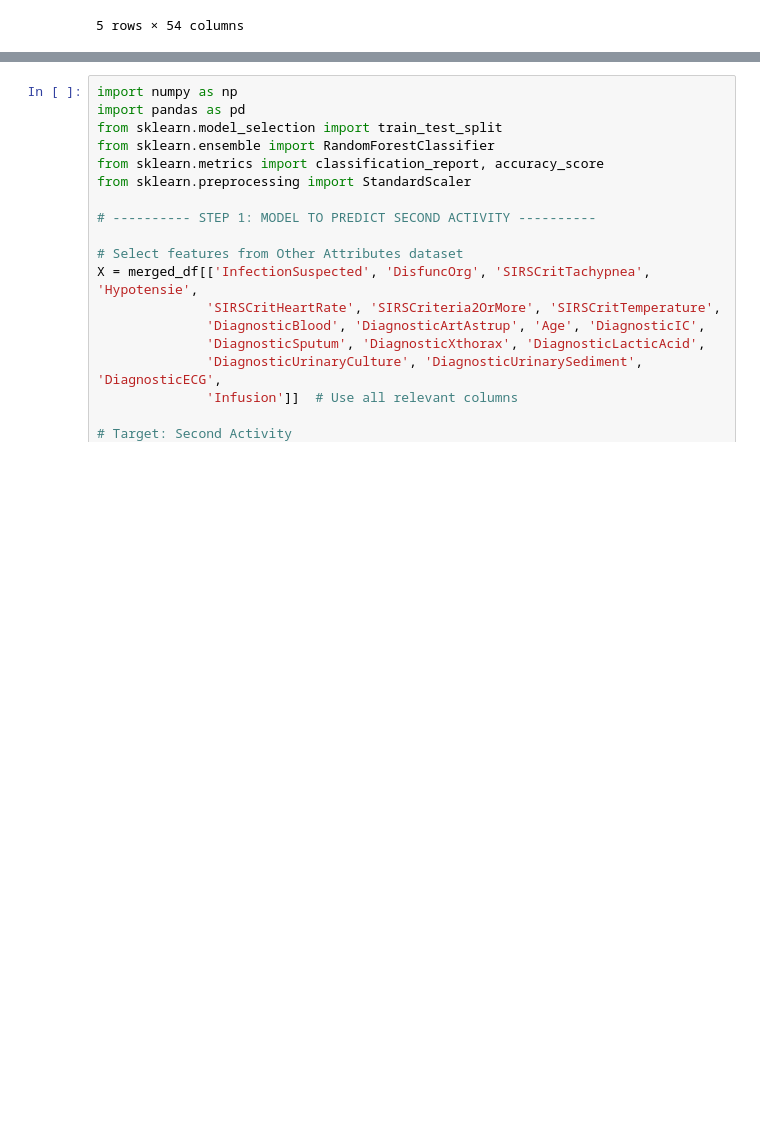
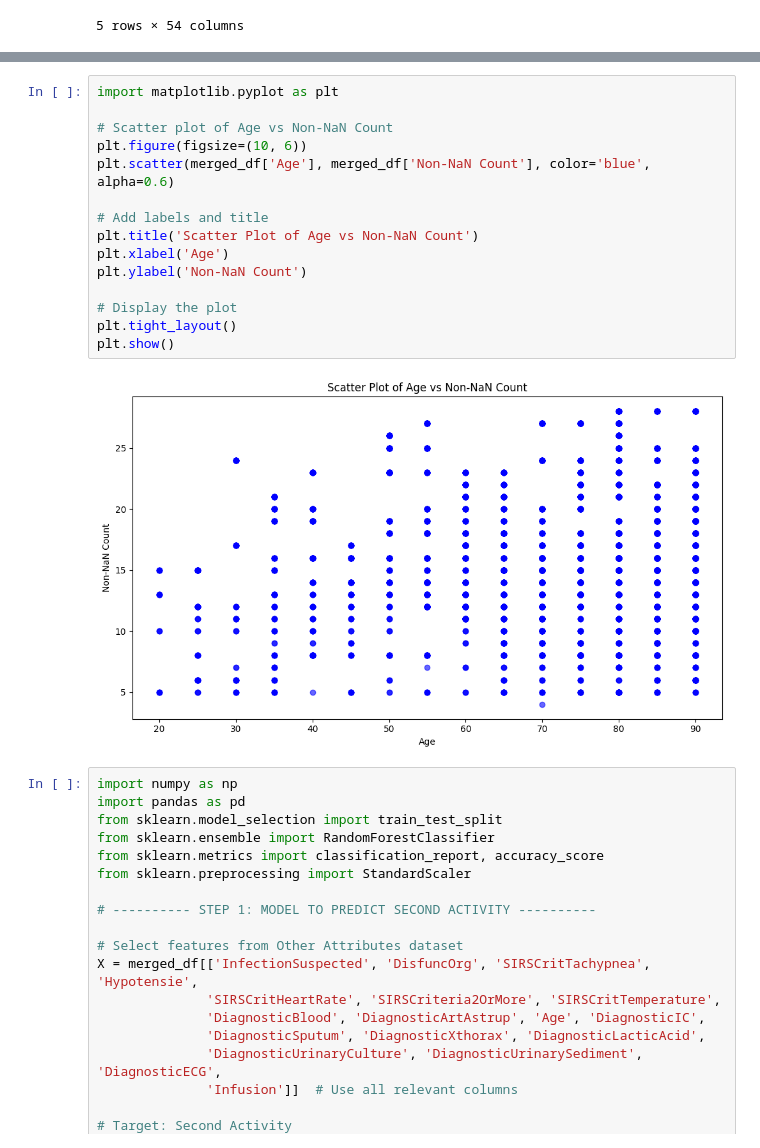
Before and after one commit to mohdkashifansari/Process_Analytics, a Jupyter notebook: model.ipynb, the cells around one changed output, grey strips where cells are left out. Cells and saved outputs as stored; diff of their text form; blank space fills up the shorter version.

```diff
--- a/model.ipynb
+++ b/model.ipynb
@@ -380,3 +398,20 @@ merged_df.head()
+# %%
+import matplotlib.pyplot as plt
+
+# Scatter plot of Age vs Non-NaN Count
+plt.figure(figsize=(10, 6))
+plt.scatter(merged_df['Age'], merged_df['Non-NaN Count'], color='blue', alpha=0.6)
+
+# Add labels and title
+plt.title('Scatter Plot of Age vs Non-NaN Count')
+plt.xlabel('Age')
+plt.ylabel('Non-NaN Count')
+
+# Display the plot
+plt.tight_layout()
+plt.show()
+# %% [output]
+[figure, added]
 # %%
 import numpy as np
 import pandas as pd
```
Also changed, not shown: parts of 2 cells of this notebook, 1 other file.
